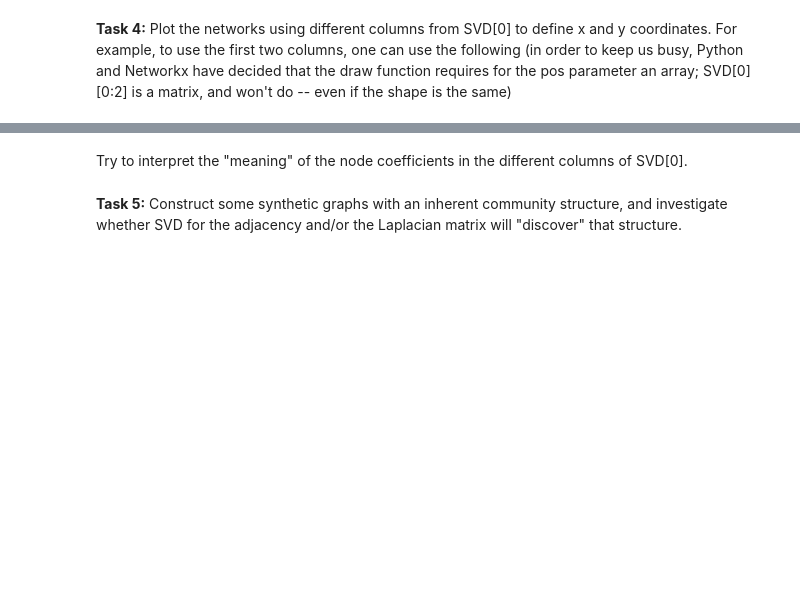
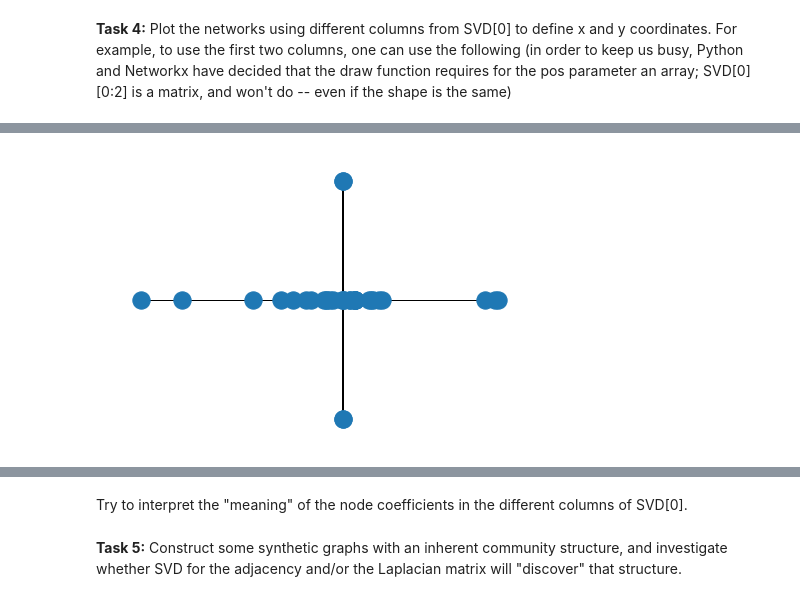
Before and after one commit to AdrianPlesner/WebIntelligence-selfstudy, a Jupyter notebook: ss08.ipynb, the cells around one changed output, grey strips where cells are left out. Drawn from its saved outputs; the diff is of its cells as text; code cells hidden in the pictures; blank space fills up the shorter version.

```diff
--- a/ss08.ipynb
+++ b/ss08.ipynb
@@ -38,0 +77,4 @@ nx.draw(zachary,pos=np.asarray(SVD[0][:,0:2]))
+# %%
+nx.draw(zachary,pos=np.asarray(SVD[0][:,8:10]))
+# %% [output]
+[figure, added]
```
Also changed, not shown: parts of 7 cells of this notebook.
